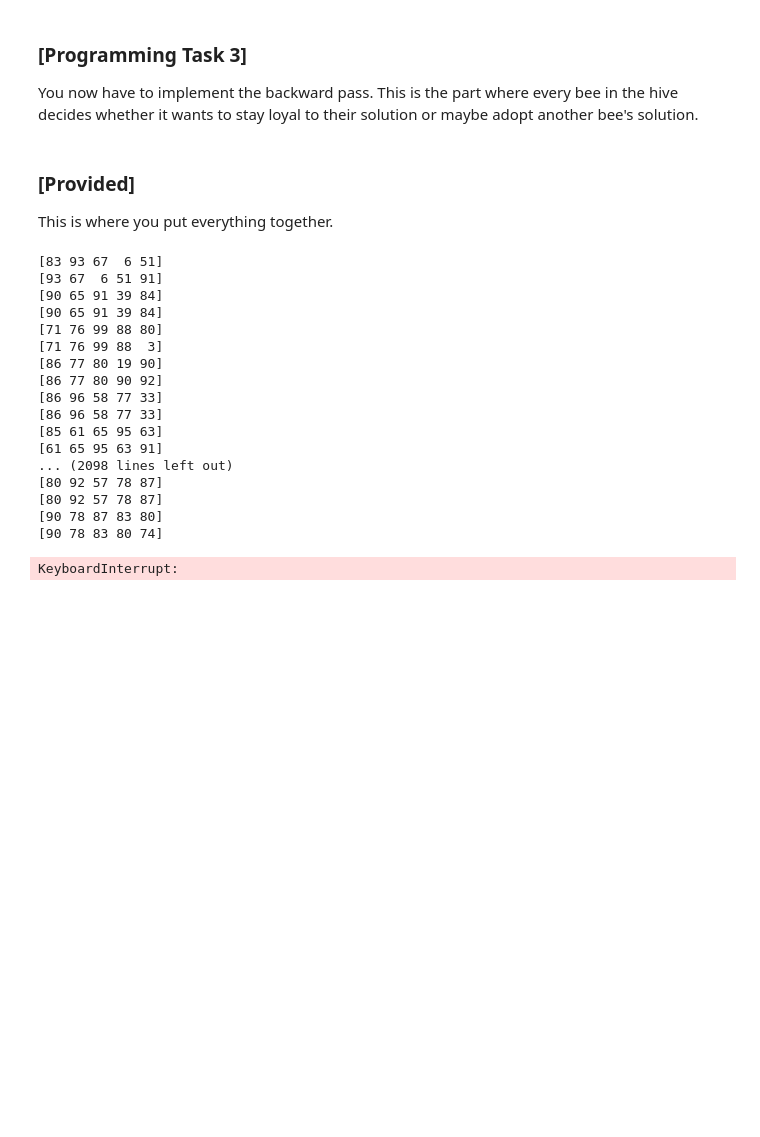
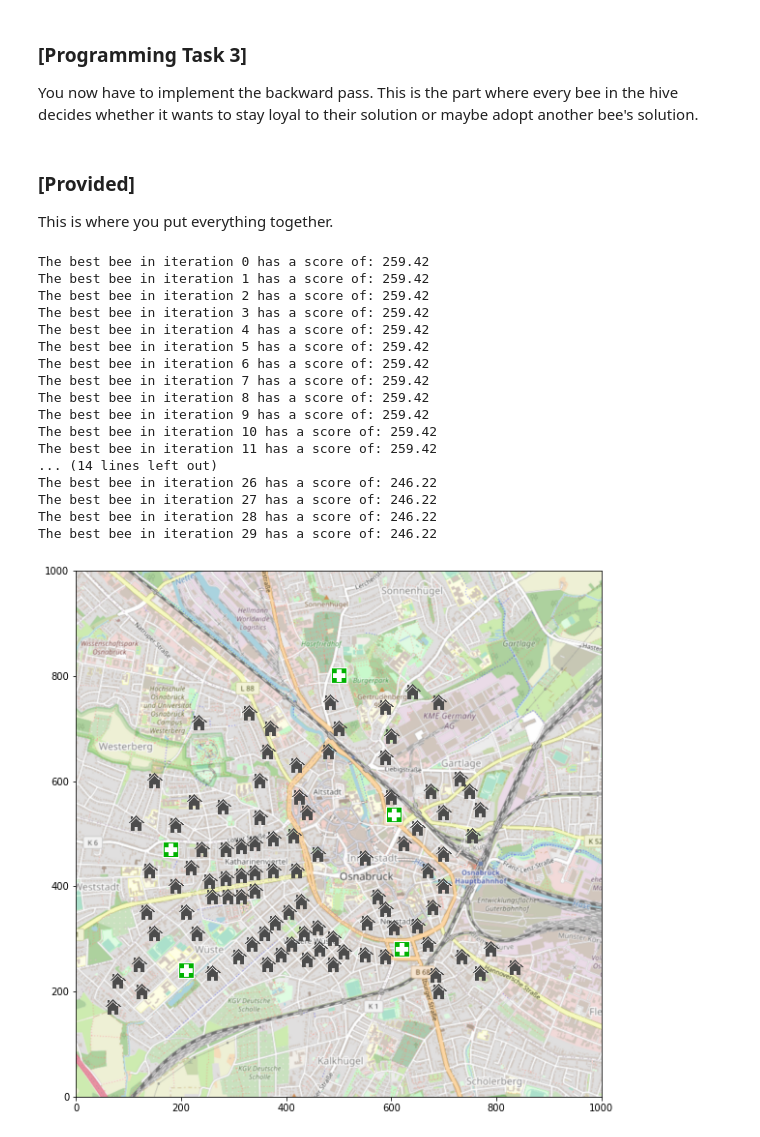
Before and after one commit to Genetic-algorithm-UOS/Coding-Assignment, a Jupyter notebook: Tasks/Bee colony Opt/Student_Task_BCO_Laura_new.ipynb, the cells around one changed output. Saved outputs shown, nothing was run; the diff lists cells and outputs as text; code cells hidden in the pictures; blank space fills up the shorter version.

```diff
--- a/Tasks/Bee colony Opt/Student_Task_BCO_Laura_new.ipynb
+++ b/Tasks/Bee colony Opt/Student_Task_BCO_Laura_new.ipynb
@@ -90,7 +88,8 @@ def expand_centers(centers):
               num_nodes; int, the number of nodes in the graph
       return: expanded_centers; ndarray, the expanded centers
     """
-    old_centers = centers.copy() # save old centers in case our solutuion gets worse
+
+    old_centers = centers.copy() # save old centers in case our solution gets worse
     le_center=len(old_centers)+1
 
     while(len(centers)<le_center):
@@ -99,16 +98,13 @@ def expand_centers(centers):
             centers=np.append(centers,new_center)
 
     crit_new=critical_pair(centers)
+
     worst_index=np.where(centers==crit_new[0][1])
     centers=np.delete(centers,worst_index)
     old_center_ev=critical_pair(old_centers)
     new_center_ev=critical_pair(centers)
-    print(old_centers)
-    print(centers)
-    if old_center_ev[1]>new_center_ev[1]:
+
+    if old_center_ev[1]<new_center_ev[1]:
         return old_centers
     else:
         return centers
-
-centers=hive[5]
-expand_centers(centers)
@@ -134,6 +126,9 @@ def normalize_value(objective, value, max_fitness, min_fitness):
     """
     #YOUR CODE HERE
     normalized_fitness=0
+
+    if max_fitness == min_fitness:
+        return 1
     if objective=="max":
         normalized_fitness=(min_fitness-value)/(min_fitness-max_fitness)
     else:
@@ -154,20 +149,15 @@ def create_roulette_wheel(recruiters, fitness):
 
       return: roulette_wheel; list, holds the probability for each recruiter that his solution will be chosen by the uncommitted bees
     """
-    norm_fit=[]
-    for o in fitness:
-        norm_fit.append(normalize_value("min",o, max(fitness), min(fitness)))
+    """norm_fit=[]
 
-    o=sum(norm_fit)
+    for cost in fitness:
+        norm_fit.append(normalize_value("min",cost, max(fitness), min(fitness)))
 
-    # computes normalized value for each fitness value
-    normalized_fitness=list(map(normalize_value, fitness))
-
-    for nor_fit in normalized_fitness:
-        roulette_wheel.append(nor_fit/o)
-
-
-    return roulette_wheel #list
+    ok=sum(norm_fit)
+    return np.divide(norm_fit,ok)"""
+    ok = sum(fitness)
+    return(np.divide(fitness,ok))
 # %% [markdown]
 ### [Provided]
 
@@ -268,24 +291,29 @@ def BCO():
 
   return best_bee[NC-1]
 # %%
+#for randomizing hive every time
+#DELETE LATER
+hive = np.array([np.random.choice(num_nodes,p_centers,replace=False) for _ in range(num_bees)])
+#for i in range(2):
+ #   visualization.visualize_solution(locations,hive[i])
 best = BCO()
 visualization.visualize_solution(locations,best)
 # %% [output]
-[83 93 67  6 51]
-[93 67  6 51 91]
-[90 65 91 39 84]
-[90 65 91 39 84]
-[71 76 99 88 80]
-[71 76 99 88  3]
-[86 77 80 19 90]
-[86 77 80 90 92]
-[86 96 58 77 33]
-[86 96 58 77 33]
-[85 61 65 95 63]
-[61 65 95 63 91]
-... (2098 lines left out)
-[80 92 57 78 87]
-[80 92 57 78 87]
-[90 78 87 83 80]
-[90 78 83 80 74]
+The best bee in iteration 0 has a score of: 259.42
+The best bee in iteration 1 has a score of: 259.42
+The best bee in iteration 2 has a score of: 259.42
+The best bee in iteration 3 has a score of: 259.42
+The best bee in iteration 4 has a score of: 259.42
+The best bee in iteration 5 has a score of: 259.42
+The best bee in iteration 6 has a score of: 259.42
+The best bee in iteration 7 has a score of: 259.42
+The best bee in iteration 8 has a score of: 259.42
+The best bee in iteration 9 has a score of: 259.42
+The best bee in iteration 10 has a score of: 259.42
+The best bee in iteration 11 has a score of: 259.42
+... (14 lines left out)
+The best bee in iteration 26 has a score of: 246.22
+The best bee in iteration 27 has a score of: 246.22
+The best bee in iteration 28 has a score of: 246.22
+The best bee in iteration 29 has a score of: 246.22
-KeyboardInterrupt:
+[figure, added]
```
Also changed, not shown: parts of 5 cells of this notebook.
